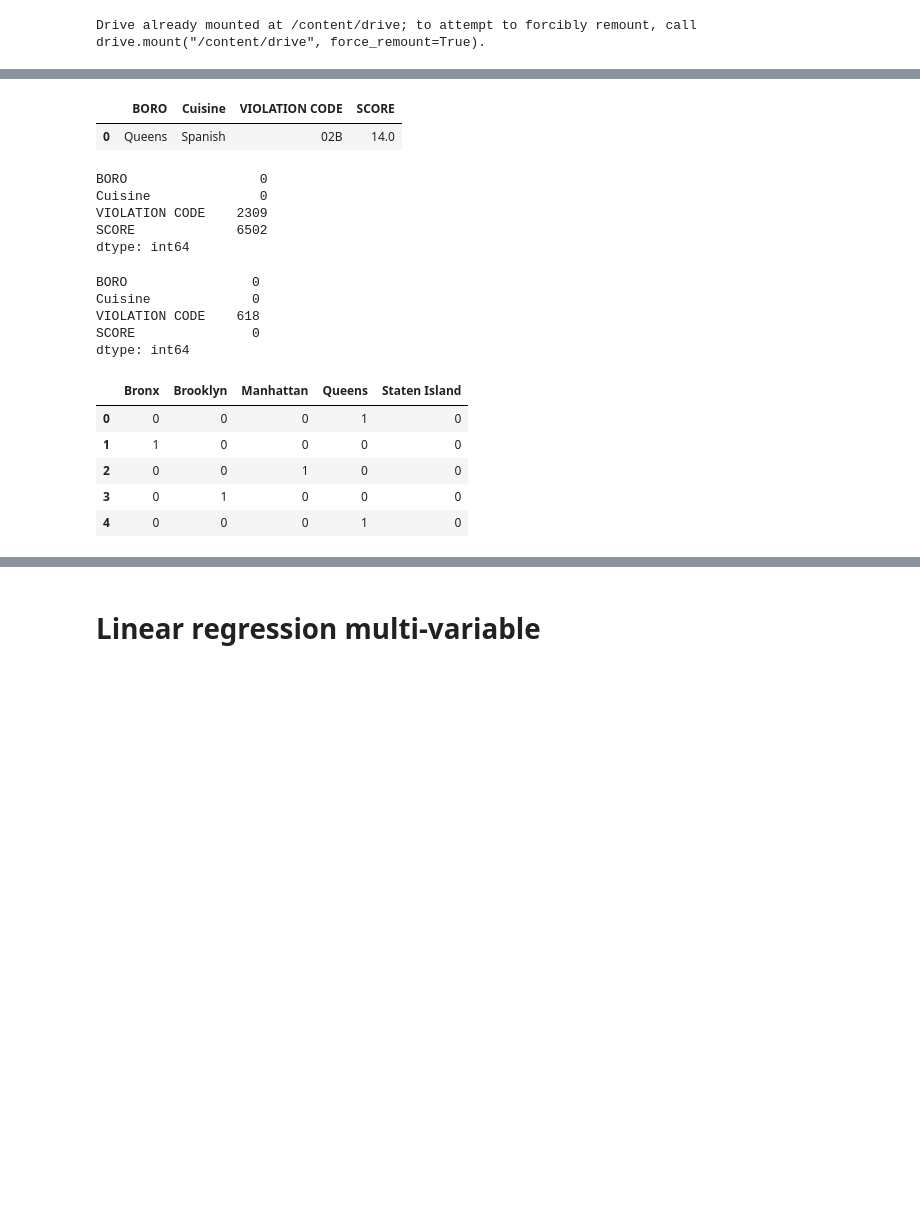
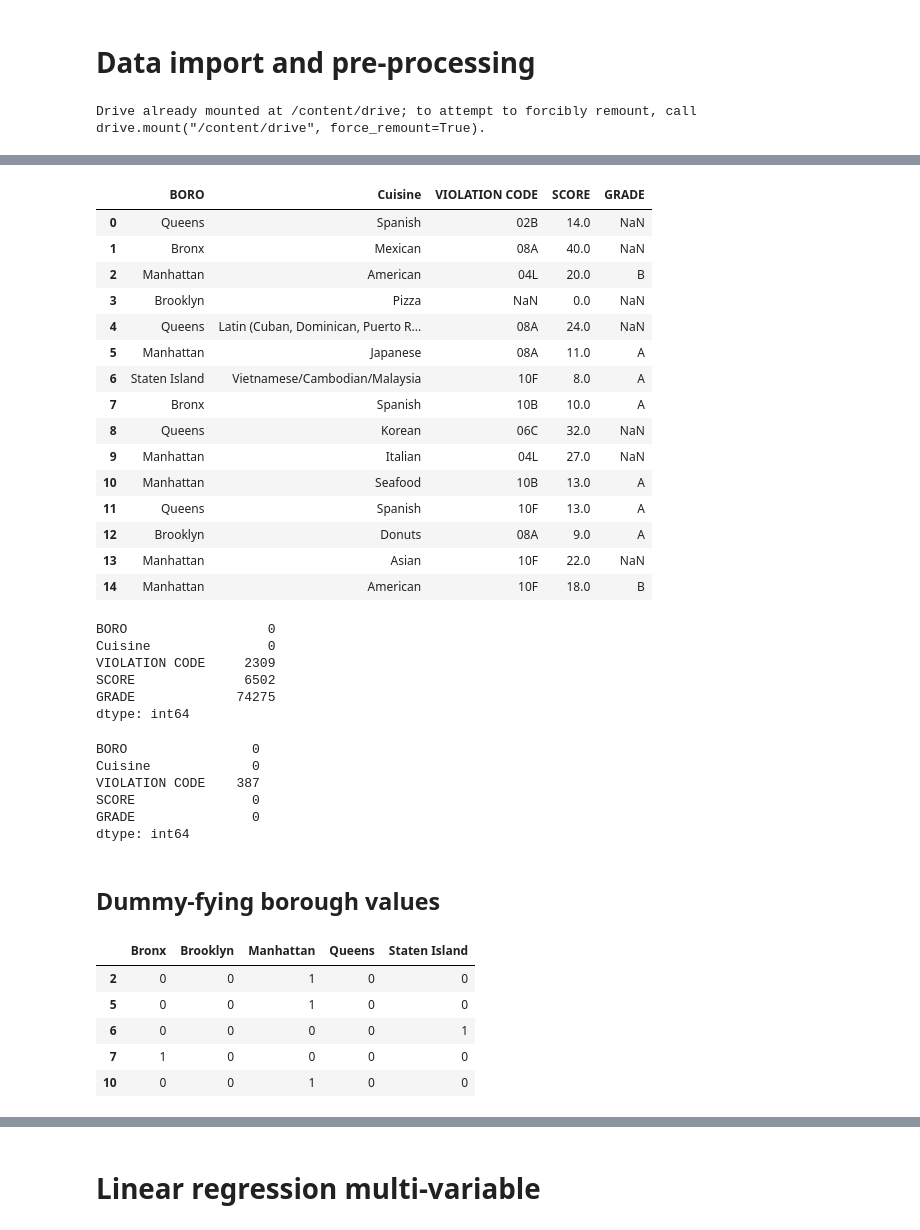
Before and after one commit to eungam/NYC-restaurant-inspections, a Jupyter notebook: Copy_of_Final_Project_Restaurant_Grades_NYC.ipynb, the cells around one changed output, grey strips where cells are left out. Cells and saved outputs as stored; diff of their text form; code cells hidden in the pictures; blank space fills up the shorter version.

Commit message:
added decision tree, random forest, naive bayes classifiers. cleaned up dataframes and cuisine types.

```diff
--- a/Copy_of_Final_Project_Restaurant_Grades_NYC.ipynb
+++ b/Copy_of_Final_Project_Restaurant_Grades_NYC.ipynb
@@ -8,3 +10,5 @@ plt.style.use('seaborn-pastel')
+# %% [markdown]
+# Data import and pre-processing
 # %%
 # mount gdrive
 from google.colab import drive
@@ -35,43 +39,60 @@ dataset = dataset.rename(
         "CUISINE DESCRIPTION": "Cuisine"
             })
 
-dataset = dataset.drop(["BUILDING", "PHONE", "Community Board", "Council District", "Census Tract", "BIN", "BBL", "NTA","Restaurant Name","Restaurant ID","STREET","ACTION","VIOLATION DESCRIPTION","INSPECTION TYPE","GRADE DATE","RECORD DATE","Latitude","Longitude", "ZIPCODE","INSPECTION DATE","CRITICAL FLAG","GRADE","RECORD DATE"], axis=1)
+dataset = dataset.drop(["BUILDING", "PHONE", "Community Board", "Council District", "Census Tract", "BIN", "BBL", "NTA","Restaurant Name","Restaurant ID","STREET","ACTION","VIOLATION DESCRIPTION","INSPECTION TYPE","GRADE DATE","RECORD DATE","Latitude","Longitude", "ZIPCODE","INSPECTION DATE","CRITICAL FLAG","RECORD DATE"], axis=1)
 # %%
-dataset.head(1)
+dataset.head(15)
 # %% [output]
-|  | BORO | Cuisine | VIOLATION CODE | SCORE |
-| 0 | Queens | Spanish | 02B | 14.0 |
+|  | BORO | Cuisine | VIOLATION CODE | SCORE | GRADE |
+| 0 | Queens | Spanish | 02B | 14.0 | NaN |
+| 1 | Bronx | Mexican | 08A | 40.0 | NaN |
+| 2 | Manhattan | American | 04L | 20.0 | B |
+| 3 | Brooklyn | Pizza | NaN | 0.0 | NaN |
+| 4 | Queens | Latin (Cuban, Dominican, Puerto R... | 08A | 24.0 | NaN |
+| 5 | Manhattan | Japanese | 08A | 11.0 | A |
+| 6 | Staten Island | Vietnamese/Cambodian/Malaysia | 10F | 8.0 | A |
+| 7 | Bronx | Spanish | 10B | 10.0 | A |
+| 8 | Queens | Korean | 06C | 32.0 | NaN |
+| 9 | Manhattan | Italian | 04L | 27.0 | NaN |
+| 10 | Manhattan | Seafood | 10B | 13.0 | A |
+| 11 | Queens | Spanish | 10F | 13.0 | A |
+| 12 | Brooklyn | Donuts | 08A | 9.0 | A |
+| 13 | Manhattan | Asian | 10F | 22.0 | NaN |
+| 14 | Manhattan | American | 10F | 18.0 | B |
-# %%
-dataset.isnull().sum()
-# we will remove rows with no score (grade is based on score, so we need it for this project)
-# %% [output]
-BORO                 0
-Cuisine              0
-VIOLATION CODE    2309
-SCORE             6502
-dtype: int64
+# %%
+dataset.isnull().sum()
+# %% [output]
+BORO                  0
+Cuisine               0
+VIOLATION CODE     2309
+SCORE              6502
+GRADE             74275
+dtype: int64
 # %%
-# removing rows with no score or cuisi
-dataset = dataset.dropna(subset=['SCORE'])
+# removing rows with no score or grade
+dataset = dataset.dropna(subset=['SCORE','GRADE'])
 
 # checking
 dataset.isnull().sum()
 # %% [output]
 BORO                0
 Cuisine             0
-VIOLATION CODE    618
+VIOLATION CODE    387
 SCORE               0
+GRADE               0
 dtype: int64
+# %% [markdown]
+## Dummy-fying borough values
 # %%
 # turn qualitative values into quantitative
 # starting with boro
-newdummies = pd.get_dummies(dataset['BORO'], drop_first=True)
-newdummies.head()
+dummies_boro = pd.get_dummies(dataset['BORO'], drop_first=True)
+dummies_boro.head()
 # %% [output]
 |  | Bronx | Brooklyn | Manhattan | Queens | Staten Island |
-| 0 | 0 | 0 | 0 | 1 | 0 |
-| 1 | 1 | 0 | 0 | 0 | 0 |
 | 2 | 0 | 0 | 1 | 0 | 0 |
-| 3 | 0 | 1 | 0 | 0 | 0 |
-| 4 | 0 | 0 | 0 | 1 | 0 |
+| 5 | 0 | 0 | 1 | 0 | 0 |
+| 6 | 0 | 0 | 0 | 0 | 1 |
+| 7 | 1 | 0 | 0 | 0 | 0 |
+| 10 | 0 | 0 | 1 | 0 | 0 |
 # %%
```
Also changed, not shown: parts of 59 cells of this notebook.
